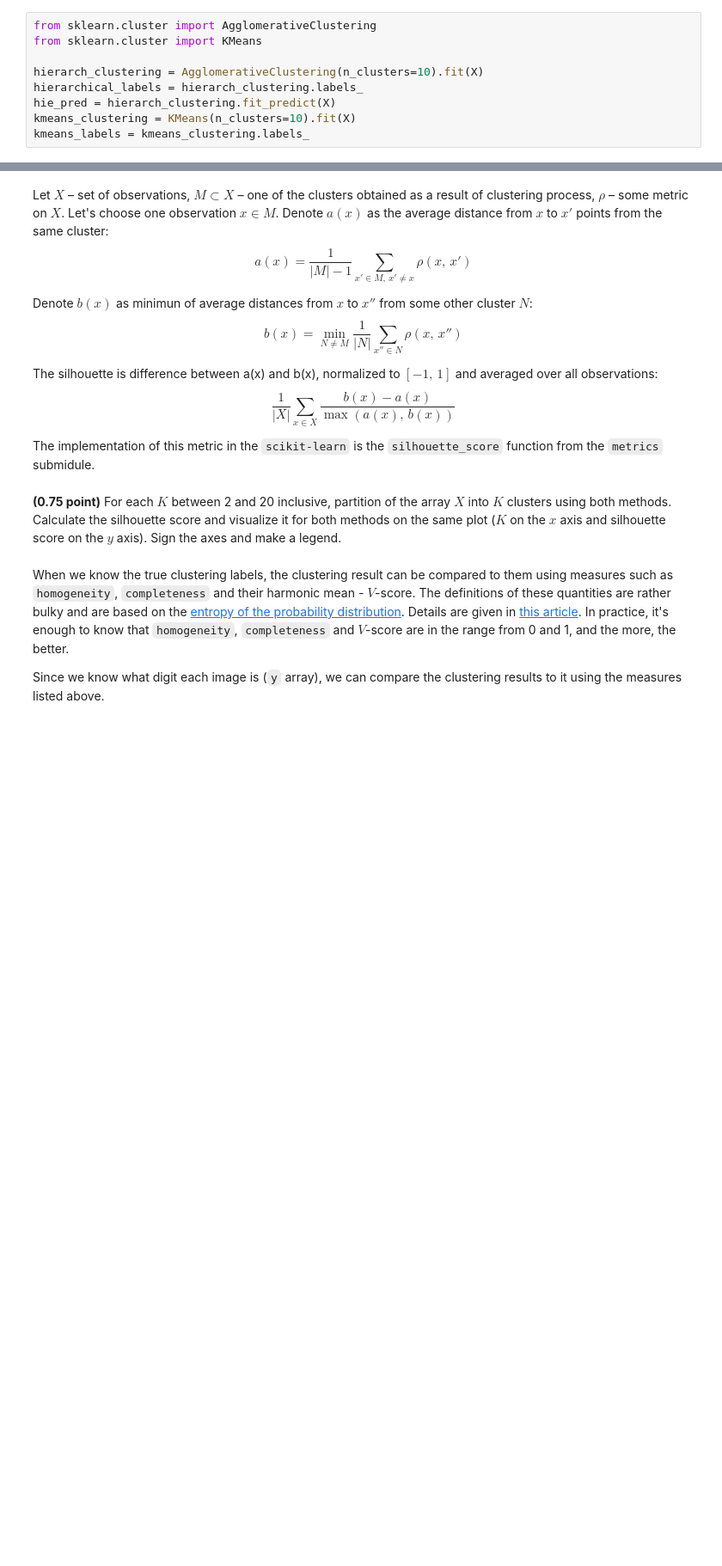
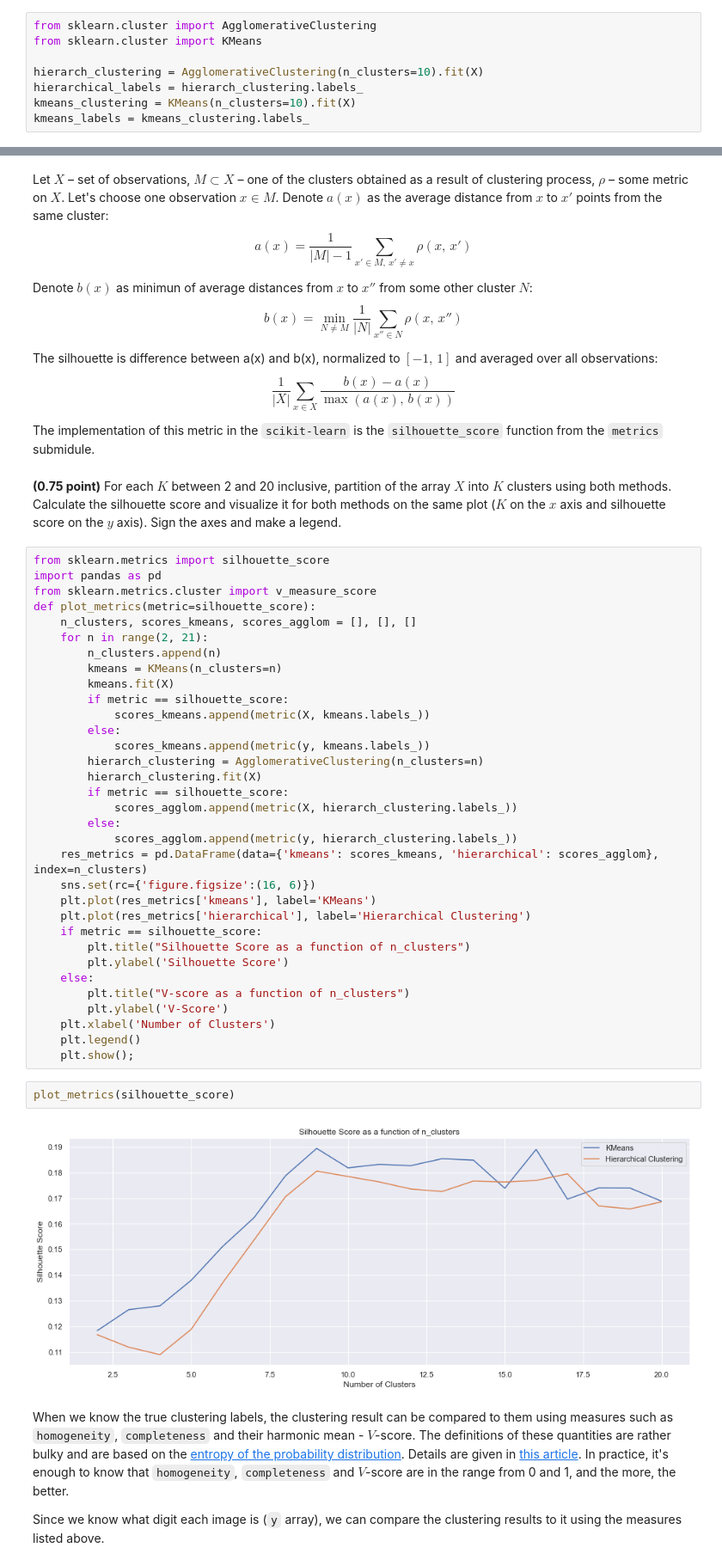
Before and after one commit to AlinaRskv/rs-school-ml-course, a Jupyter notebook: 8_clustering/clustering.ipynb, the cells around one changed output, grey strips where cells are left out. Shown at 86% size. Saved outputs shown, nothing was run; the diff lists cells and outputs as text; blank space fills up the shorter version.

```diff
--- a/8_clustering/clustering.ipynb
+++ b/8_clustering/clustering.ipynb
@@ -218,6 +205,5 @@ from sklearn.cluster import KMeans
 
 hierarch_clustering = AgglomerativeClustering(n_clusters=10).fit(X)
 hierarchical_labels = hierarch_clustering.labels_
-hie_pred = hierarch_clustering.fit_predict(X)
 kmeans_clustering = KMeans(n_clusters=10).fit(X)
 kmeans_labels = kmeans_clustering.labels_
@@ -270,6 +254,43 @@ $$
 The implementation of this metric in the `scikit-learn` is the `silhouette_score` function from the `metrics` submidule.
 # %% [markdown]
 **(0.75 point)** For each $K$ between 2 and 20 inclusive, partition of the array $X$ into $K$ clusters using both methods. Calculate the silhouette score and visualize it for both methods on the same plot ($K$ on the $x$ axis and silhouette score on the $y$ axis). Sign the axes and make a legend.
+# %%
+from sklearn.metrics import silhouette_score
+import pandas as pd
+from sklearn.metrics.cluster import v_measure_score
+def plot_metrics(metric=silhouette_score):
+    n_clusters, scores_kmeans, scores_agglom = [], [], []
+    for n in range(2, 21):
+        n_clusters.append(n)
+        kmeans = KMeans(n_clusters=n)
+        kmeans.fit(X)
+        if metric == silhouette_score:
+            scores_kmeans.append(metric(X, kmeans.labels_))
+        else:
+            scores_kmeans.append(metric(y, kmeans.labels_))
+        hierarch_clustering = AgglomerativeClustering(n_clusters=n)
+        hierarch_clustering.fit(X)
+        if metric == silhouette_score:
+            scores_agglom.append(metric(X, hierarch_clustering.labels_))
+        else:
+            scores_agglom.append(metric(y, hierarch_clustering.labels_))
+    res_metrics = pd.DataFrame(data={'kmeans': scores_kmeans, 'hierarchical': scores_agglom}, index=n_clusters)
+    sns.set(rc={'figure.figsize':(16, 6)})
+    plt.plot(res_metrics['kmeans'], label='KMeans')
+    plt.plot(res_metrics['hierarchical'], label='Hierarchical Clustering')
+    if metric == silhouette_score:
+        plt.title("Silhouette Score as a function of n_clusters")
+        plt.ylabel('Silhouette Score')
+    else:
+        plt.title("V-score as a function of n_clusters")
+        plt.ylabel('V-Score')
+    plt.xlabel('Number of Clusters')
+    plt.legend()
+    plt.show();
+# %%
+plot_metrics(silhouette_score)
+# %% [output]
+[figure, added]
 # %% [markdown]
 When we know the true clustering labels, the clustering result can be compared to them using measures such as `homogeneity`, `completeness` and their harmonic mean - $V$-score. The definitions of these quantities are rather bulky and are based on the [entropy of the probability distribution](https://ru.wikipedia.org/wiki/Информационная_энтропия). Details are given in [this article](http://aclweb.org/anthology/D/D07/D07-1043.pdf). In practice, it's enough to know that `homogeneity`, `completeness` and $V$-score are in the range from 0 and 1, and the more, the better.
 
```
Also changed, not shown: parts of 33 cells of this notebook.
